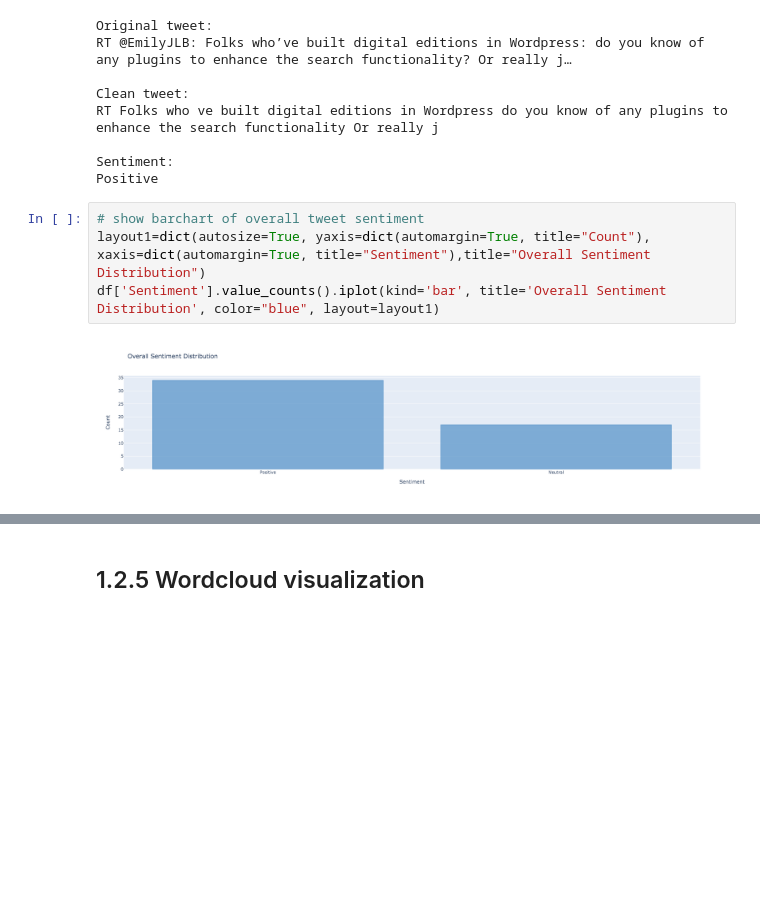
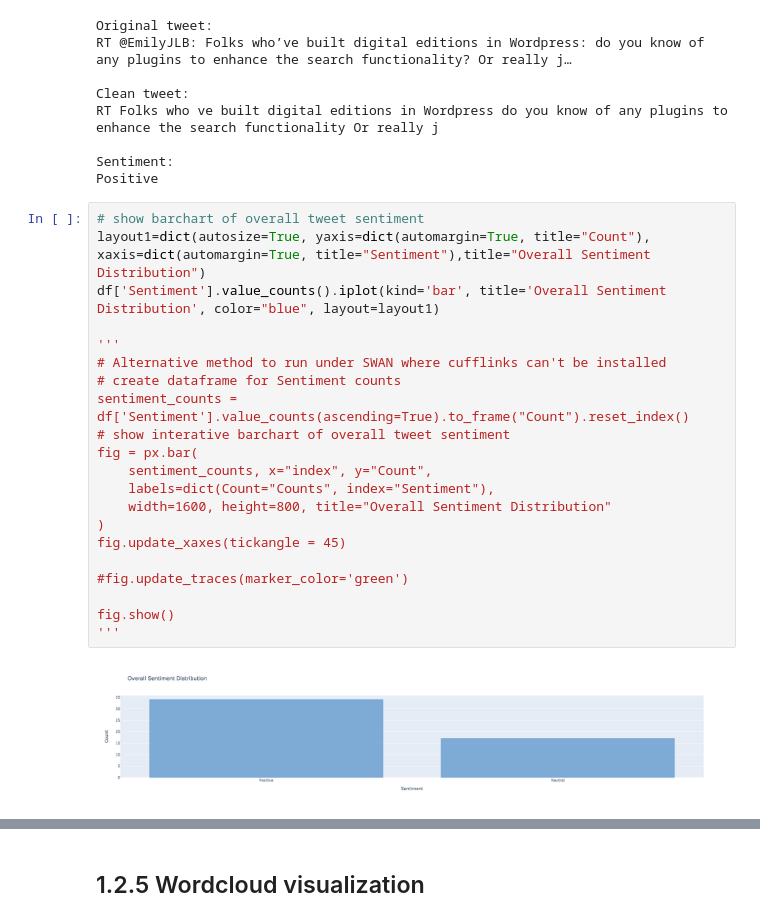
Before and after one commit to ANU-CDHR/dataworkshops, a Jupyter notebook: 1.2.datavisualization-twitter.ipynb, the cells around one changed output, grey strips where cells are left out. Drawn from its saved outputs; the diff is of its cells as text; blank space fills up the shorter version.

```diff
--- a/1.2.datavisualization-twitter.ipynb
+++ b/1.2.datavisualization-twitter.ipynb
@@ -205,9 +259,26 @@ Positive
 # %%
 # show barchart of overall tweet sentiment
 layout1=dict(autosize=True, yaxis=dict(automargin=True, title="Count"), xaxis=dict(automargin=True, title="Sentiment"),title="Overall Sentiment Distribution")
 df['Sentiment'].value_counts().iplot(kind='bar', title='Overall Sentiment Distribution', color="blue", layout=layout1)
+
+'''
+# Alternative method to run under SWAN where cufflinks can't be installed
+# create dataframe for Sentiment counts
+sentiment_counts = df['Sentiment'].value_counts(ascending=True).to_frame("Count").reset_index()
+# show interative barchart of overall tweet sentiment
+fig = px.bar(
+    sentiment_counts, x="index", y="Count",
+    labels=dict(Count="Counts", index="Sentiment"),
+    width=1600, height=800, title="Overall Sentiment Distribution"
+)
+fig.update_xaxes(tickangle = 45)
+
+#fig.update_traces(marker_color='green')
+
+fig.show()
+'''
 # %% [output]
-[figure, old version]
+[figure, new version]
 # %%
 # show barchart of retweet>=5 tweet sentiment
 df_over5 = df[df['retweet_count'] >= 5]
```
Also changed, not shown: parts of 6 cells of this notebook.
